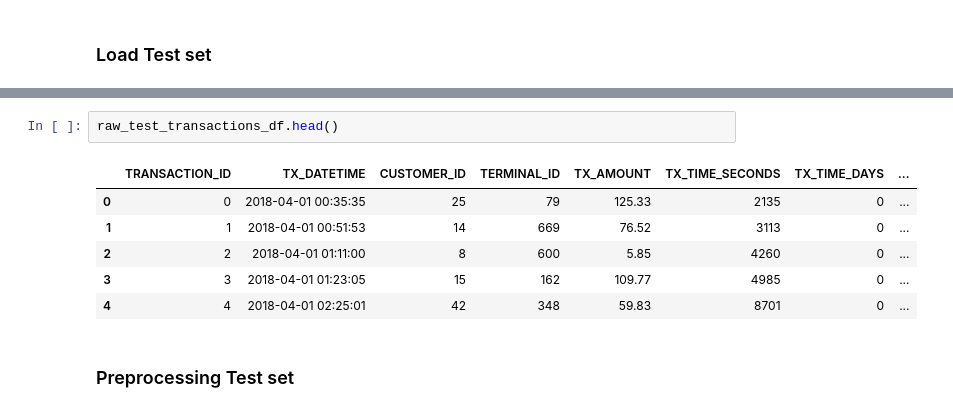
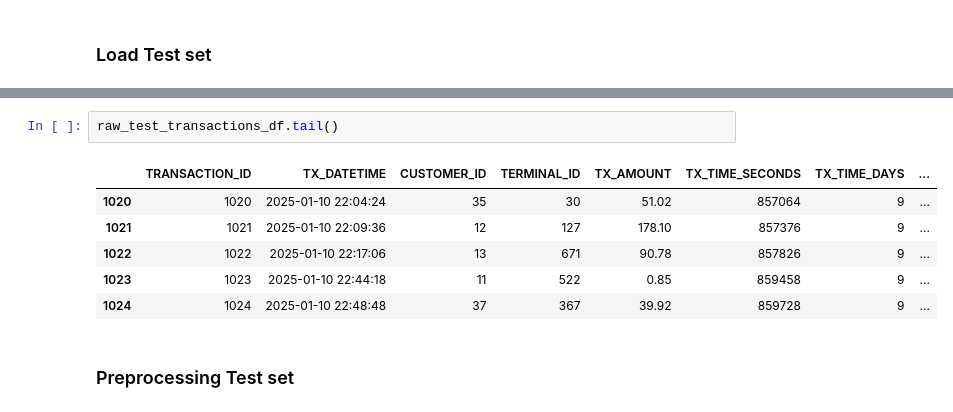
Before and after one commit to networks-security/financial-fraud-detection, a Jupyter notebook: ml_pipeline/notebooks/4_test_super_learner_model.ipynb, the cells around one changed output, grey strips where cells are left out. Cells and saved outputs as stored; diff of their text form.

```diff
--- a/ml_pipeline/notebooks/4_test_super_learner_model.ipynb
+++ b/ml_pipeline/notebooks/4_test_super_learner_model.ipynb
@@ -56,12 +56,12 @@ Wall time: 7.74 ms
 # %%
-raw_test_transactions_df.head()
+raw_test_transactions_df.tail()
 # %% [output]
 |  | TRANSACTION_ID | TX_DATETIME | CUSTOMER_ID | TERMINAL_ID | TX_AMOUNT | TX_TIME_SECONDS | TX_TIME_DAYS | ... |
-| 0 | 0 | 2018-04-01 00:35:35 | 25 | 79 | 125.33 | 2135 | 0 | ... |
-| 1 | 1 | 2018-04-01 00:51:53 | 14 | 669 | 76.52 | 3113 | 0 | ... |
-| 2 | 2 | 2018-04-01 01:11:00 | 8 | 600 | 5.85 | 4260 | 0 | ... |
-| 3 | 3 | 2018-04-01 01:23:05 | 15 | 162 | 109.77 | 4985 | 0 | ... |
-| 4 | 4 | 2018-04-01 02:25:01 | 42 | 348 | 59.83 | 8701 | 0 | ... |
+| 1020 | 1020 | 2025-01-10 22:04:24 | 35 | 30 | 51.02 | 857064 | 9 | ... |
+| 1021 | 1021 | 2025-01-10 22:09:36 | 12 | 127 | 178.10 | 857376 | 9 | ... |
+| 1022 | 1022 | 2025-01-10 22:17:06 | 13 | 671 | 90.78 | 857826 | 9 | ... |
+| 1023 | 1023 | 2025-01-10 22:44:18 | 11 | 522 | 0.85 | 859458 | 9 | ... |
+| 1024 | 1024 | 2025-01-10 22:48:48 | 37 | 367 | 39.92 | 859728 | 9 | ... |
 # %% [markdown]
 ### Preprocessing Test set
 # %%
```
Also changed, not shown: parts of 9 cells of this notebook, 1 other file.
